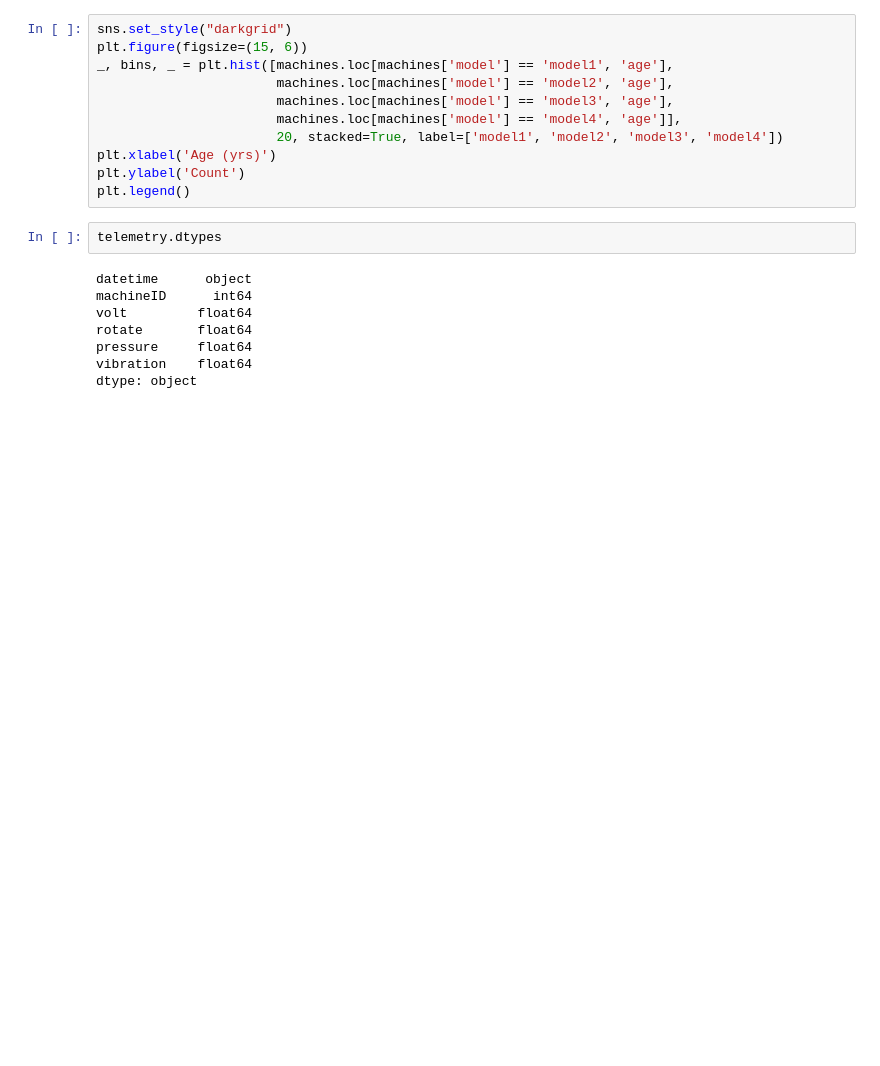
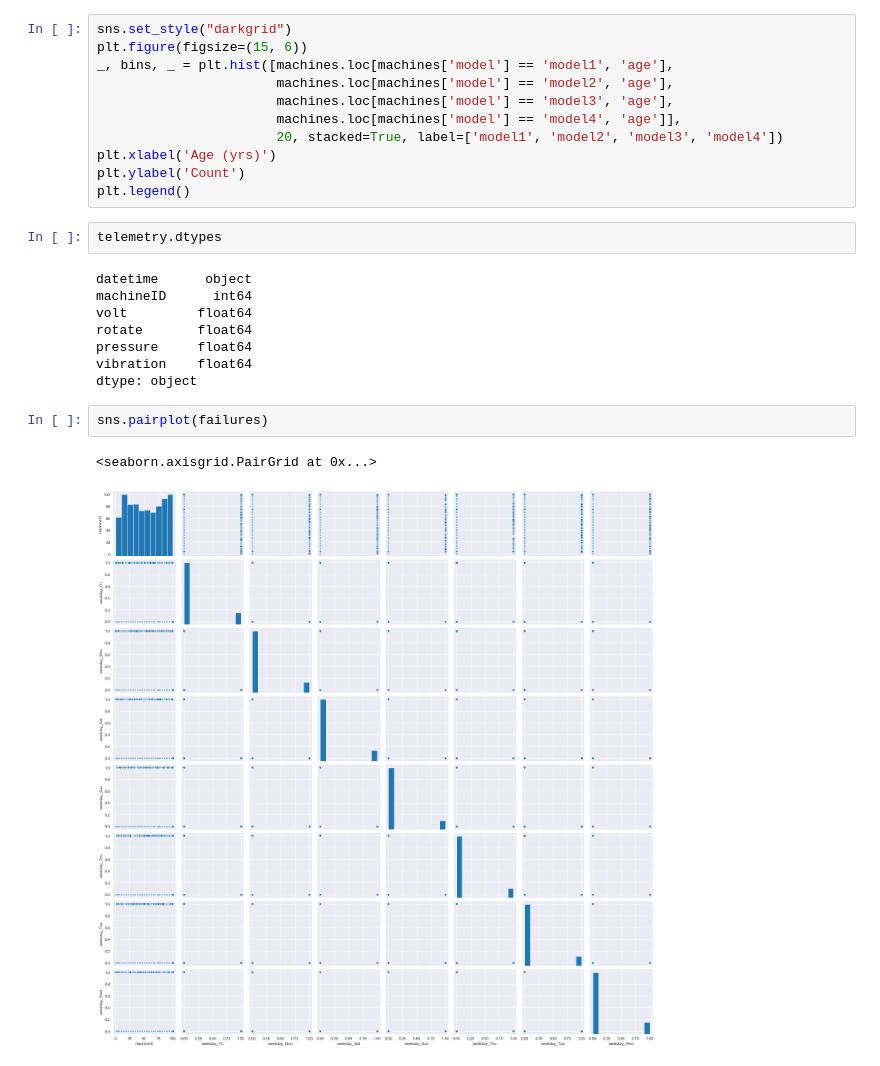
Before and after one commit to michaelchi08/springboard21, a Jupyter notebook: Capstone 2/EDA.ipynb, the cells around one changed output. Drawn from its saved outputs; the diff is of its cells as text; blank space fills up the shorter version.

```diff
--- a/Capstone 2/EDA.ipynb
+++ b/Capstone 2/EDA.ipynb
@@ -246,3 +440,8 @@ rotate       float64
 pressure     float64
 vibration    float64
 dtype: object
+# %%
+sns.pairplot(failures)
+# %% [output]
+<seaborn.axisgrid.PairGrid at 0x...>
+[figure, added]
```
Also changed, not shown: parts of 28 cells of this notebook.
